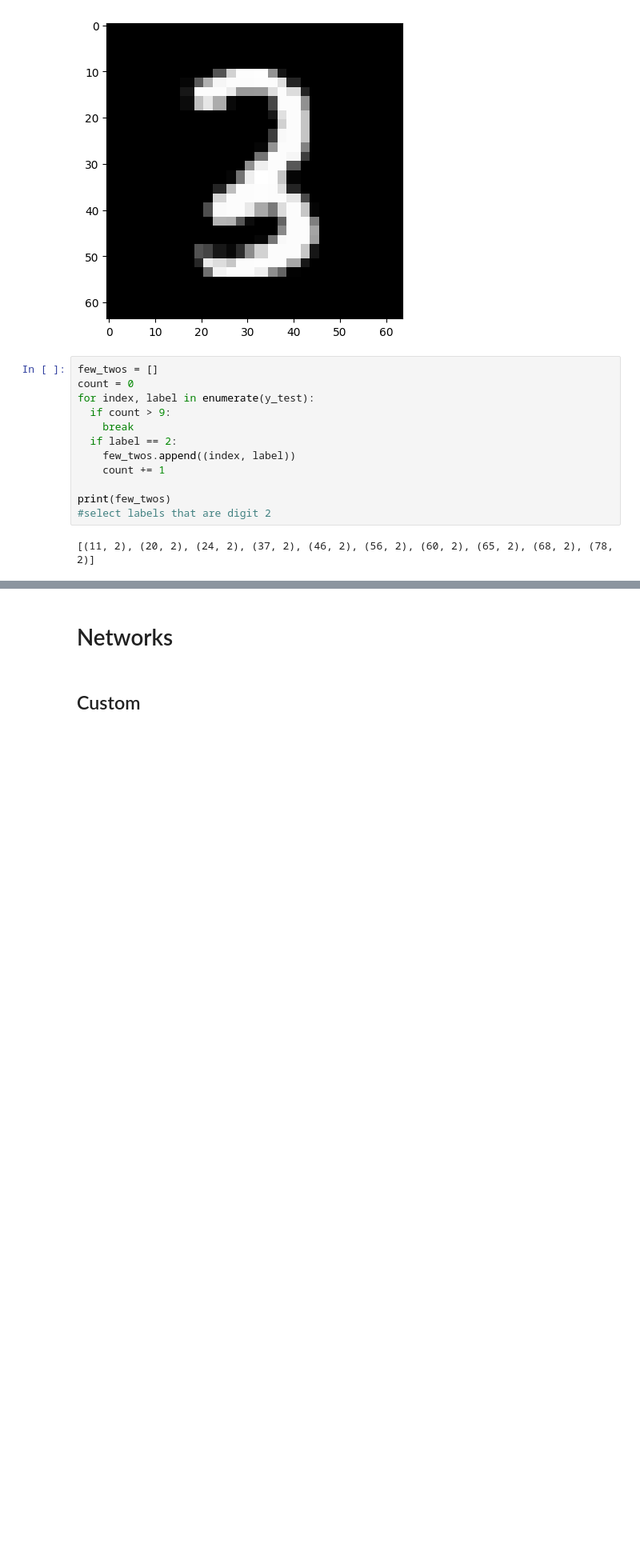
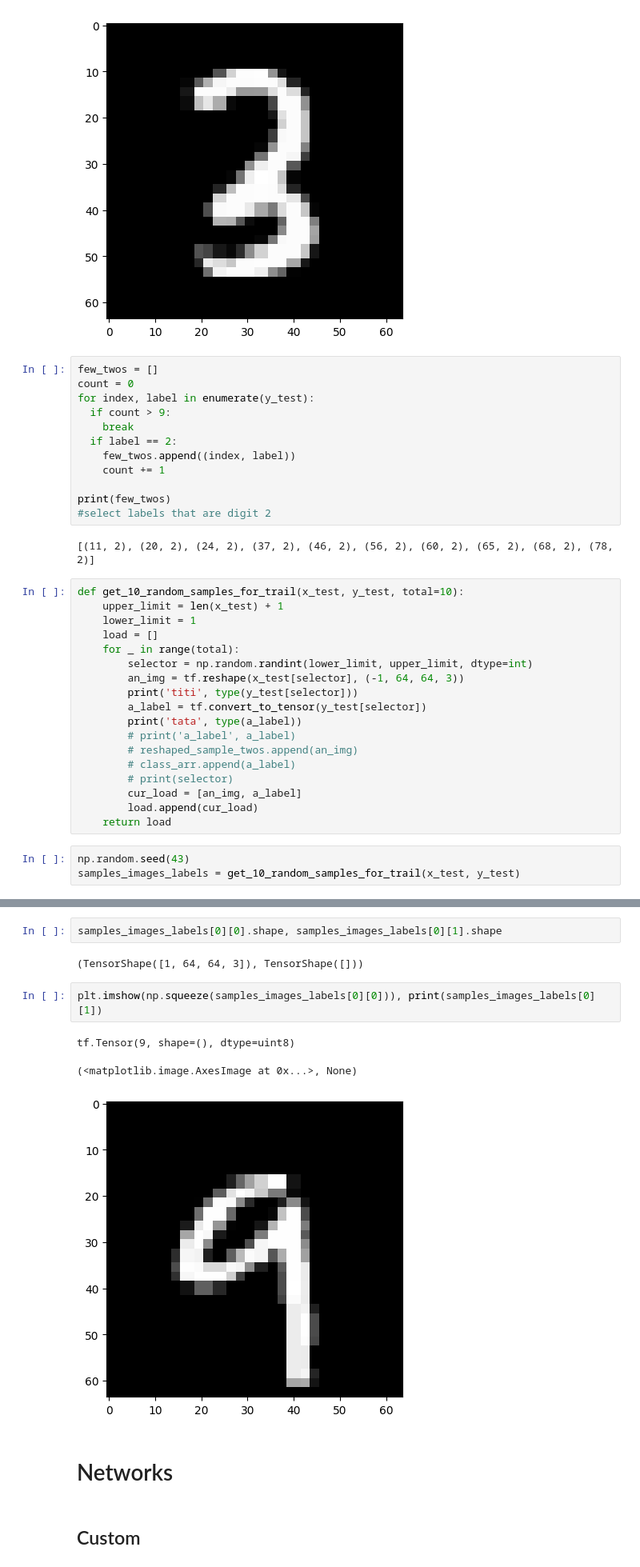
Before and after one commit to prysykes/adversarialAttacks23, a Jupyter notebook: PGD.ipynb, the cells around one changed output, grey strips where cells are left out. Shown at 80% size. Saved outputs shown, nothing was run; the diff lists cells and outputs as text; blank space fills up the shorter version.

```diff
--- a/PGD.ipynb
+++ b/PGD.ipynb
@@ -119,3 +117,24 @@ print(few_twos)
 #select labels that are digit 2
 # %% [output]
 [(11, 2), (20, 2), (24, 2), (37, 2), (46, 2), (56, 2), (60, 2), (65, 2), (68, 2), (78, 2)]
+# %%
+def get_10_random_samples_for_trail(x_test, y_test, total=10):
+    upper_limit = len(x_test) + 1
+    lower_limit = 1
+    load = []
+    for _ in range(total):
+        selector = np.random.randint(lower_limit, upper_limit, dtype=int)
+        an_img = tf.reshape(x_test[selector], (-1, 64, 64, 3))
+        print('titi', type(y_test[selector]))
+        a_label = tf.convert_to_tensor(y_test[selector])
+        print('tata', type(a_label))
+        # print('a_label', a_label)
+        # reshaped_sample_twos.append(an_img)
+        # class_arr.append(a_label)
+        # print(selector)
+        cur_load = [an_img, a_label]
+        load.append(cur_load)
+    return load
+# %%
+np.random.seed(43)
+samples_images_labels = get_10_random_samples_for_trail(x_test, y_test)
@@ -122,3 +162,13 @@ print(few_twos)
+# %%
+samples_images_labels[0][0].shape, samples_images_labels[0][1].shape
+# %% [output]
+(TensorShape([1, 64, 64, 3]), TensorShape([]))
+# %%
+plt.imshow(np.squeeze(samples_images_labels[0][0])), print(samples_images_labels[0][1])
+# %% [output]
+tf.Tensor(9, shape=(), dtype=uint8)
+(<matplotlib.image.AxesImage at 0x...>, None)
+[figure, added]
 # %% [markdown]
 # Networks
 # %% [markdown]
```
Also changed, not shown: parts of 84 cells of this notebook, 6 other files.
